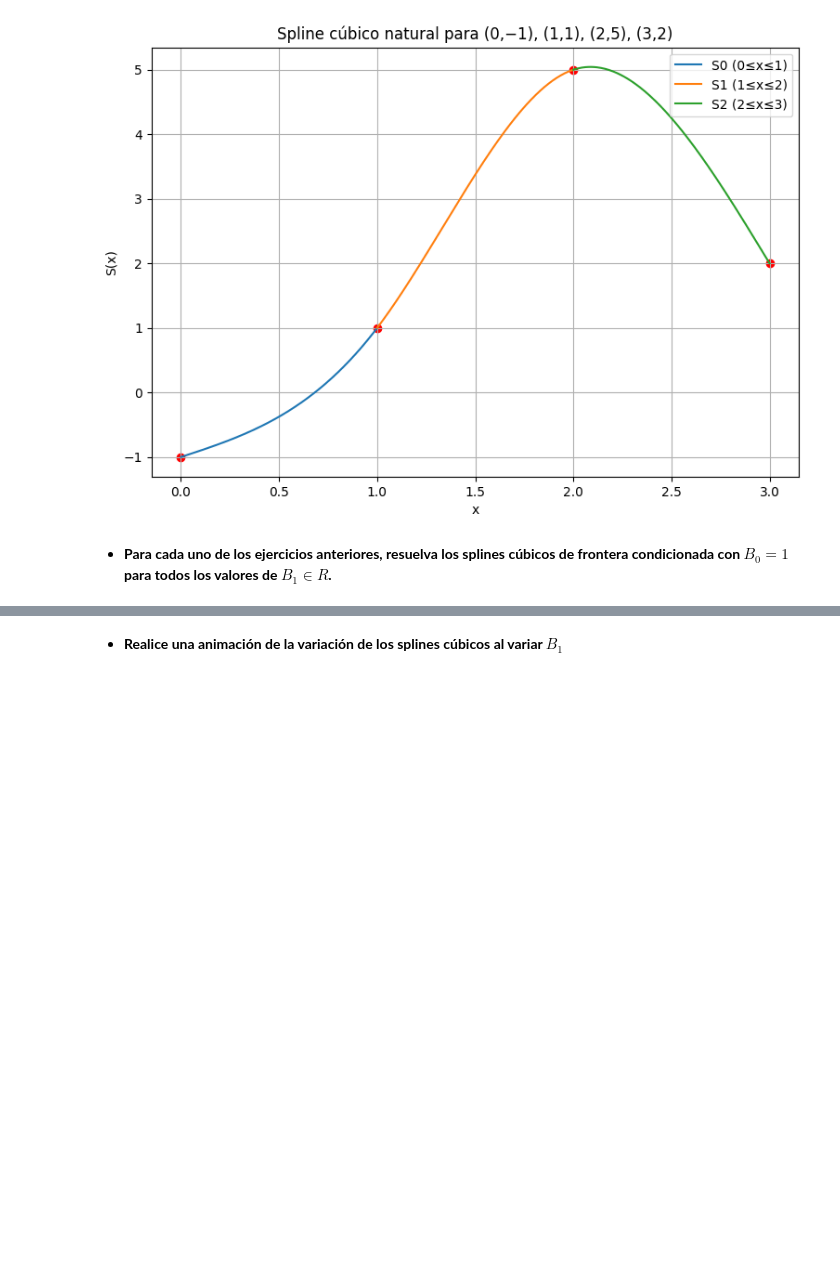
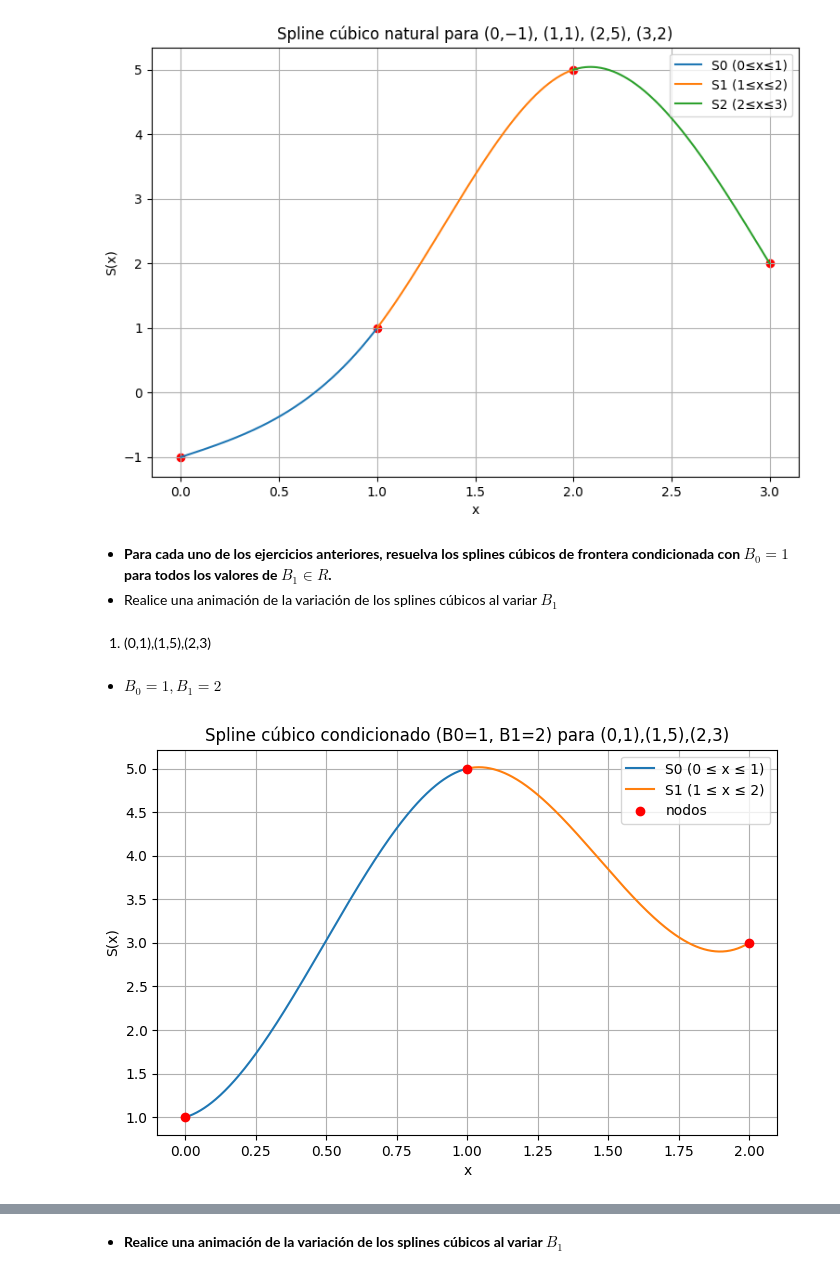
Before and after one commit to dxcam/TalleresMetodosNumericos, a Jupyter notebook: Taller04/taller04_splines_cúbicos.ipynb, the cells around one changed output, grey strips where cells are left out. Saved outputs shown, nothing was run; the diff lists cells and outputs as text; code cells hidden in the pictures; blank space fills up the shorter version.

```diff
--- a/Taller04/taller04_splines_cúbicos.ipynb
+++ b/Taller04/taller04_splines_cúbicos.ipynb
@@ -222,12 +221,6 @@ from IPython.display import display
 
 # ###################################################################
 def cubic_spline(xs: list[float], ys: list[float]):
-    """
-    Cubic spline interpolation S. Every two points are interpolated by a cubic polynomial
-    S_j(x) = a_j + b_j(x - x_j) + c_j(x - x_j)^2 + d_j(x - x_j)^3.
-
-    xs must be different but not necessarily ordered nor equally spaced.
-    """
 
     points = sorted(zip(xs, ys), key=lambda x: x[0])  # sort points by x
     xs = [x for x, _ in points]
@@ -399,14 +392,7 @@ import matplotlib.pyplot as plt
 import sympy as sym
 from IPython.display import display
 
-# ###################################################################
 def cubic_spline(xs: list[float], ys: list[float]):
-    """
-    Cubic spline interpolation S. Every two points are interpolated by a cubic polynomial
-    S_j(x) = a_j + b_j(x - x_j) + c_j(x - x_j)^2 + d_j(x - x_j)^3.
-
-    xs must be different but not necessarily ordered nor equally spaced.
-    """
 
     points = sorted(zip(xs, ys), key=lambda x: x[0])  # sort points by x
     xs = [x for x, _ in points]
@@ -725,3 +711,4 @@ $\displaystyle 2.0 x^{3} - 18.0 x^{2} + 49.0 x - 37.0$
 [figure]
 # %% [markdown]
 - **Para cada uno de los ejercicios anteriores, resuelva los splines cúbicos de frontera condicionada con $B_0=1$ para todos los valores de $B_1 ∈ R$.**
+- Realice una animación de la variación de los splines cúbicos al variar $B_1$
@@ -780,0 +715,29 @@ def cubic_spline_clamped(xs, ys, B0, B1):
+# %% [markdown]
+1. (0,1),(1,5),(2,3)
+# %% [markdown]
+* $B_0 = 1, B_1 = 2 $
+# %%
+import numpy as np
+import matplotlib.pyplot as plt
+
+# tramos
+def S0(x):
+    return -25/4*x**3 + 37/4*x**2 + 1.0*x + 1.0
+
+def S1(x):
+    return 27/4*x**3 - 119/4*x**2 + 40.0*x - 12.0
+
+xx0 = np.linspace(0,1,300)
+xx1 = np.linspace(1,2,300)
+
+plt.figure(figsize=(8,5))
+plt.plot(xx0, S0(xx0), label='S0 (0 ≤ x ≤ 1)')
+plt.plot(xx1, S1(xx1), label='S1 (1 ≤ x ≤ 2)')
+plt.scatter([0,1,2], [1,5,3], color='red', zorder=5, label='nodos')
+plt.grid(True)
+plt.xlabel('x'); plt.ylabel('S(x)')
+plt.title('Spline cúbico condicionado (B0=1, B1=2) para (0,1),(1,5),(2,3)')
+plt.legend()
+plt.show()
+# %% [output]
+[figure, added]
```
Also changed, not shown: parts of 10 cells of this notebook, 1 other file.
